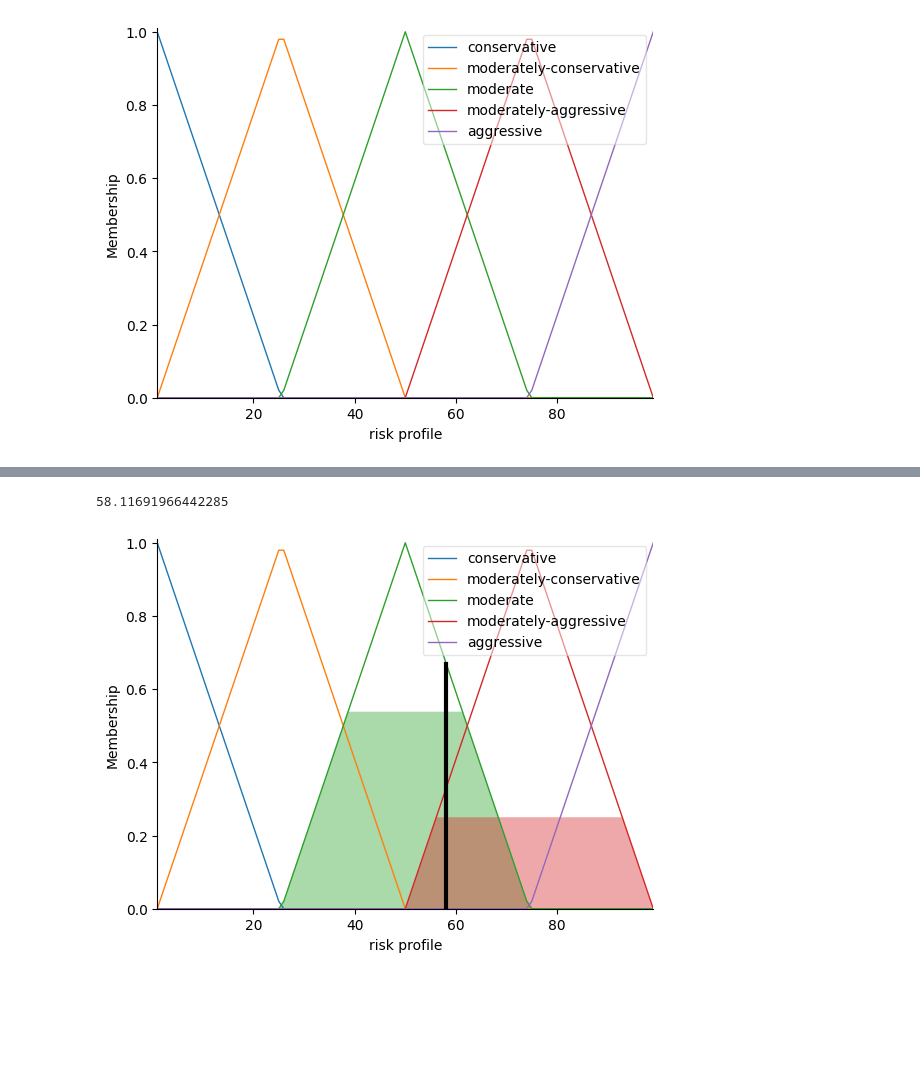
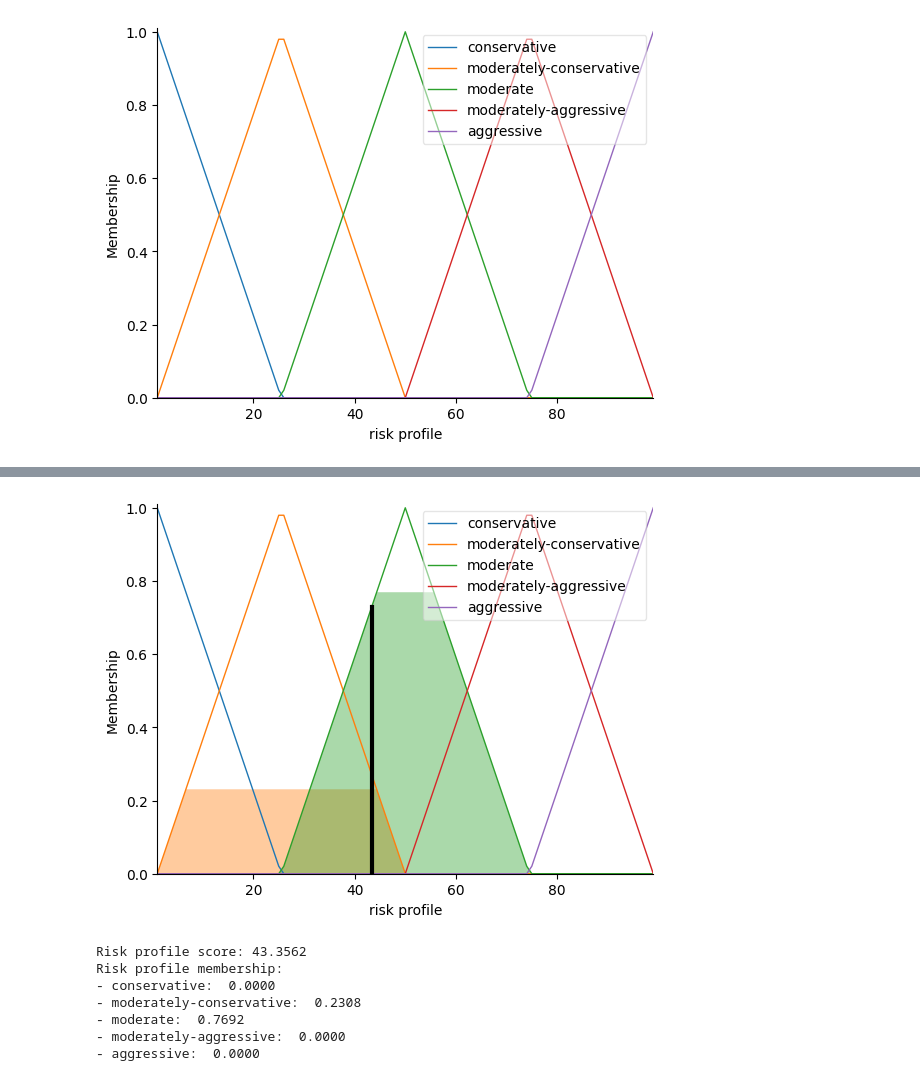
Before and after one commit to afedyanin/msu-fuzzy-demo, a Jupyter notebook: risk-profile.ipynb, the cells around one changed output, grey strips where cells are left out. Saved outputs shown, nothing was run; the diff lists cells and outputs as text; code cells hidden in the pictures; blank space fills up the shorter version.

```diff
--- a/risk-profile.ipynb
+++ b/risk-profile.ipynb
@@ -236,12 +280,27 @@ profiling = ctrl.ControlSystemSimulation(profile_ctrl)
 # %%
 # Ввод данных
-profiling.input['time horizon score'] = 6
-profiling.input['risk tolerance score'] = 23
+profiling = ctrl.ControlSystemSimulation(profile_ctrl)
+profiling.input['time horizon score'] = 5
+profiling.input['risk tolerance score'] = 18
+
+# Вычисление типа инвестиционного профиля
+profiling.compute()
+risk_profile.view(sim=profiling)
+# %% [output]
+[figure, added]
-# %%
-# Вычисление типа инвестиционного профиля
-profiling.compute()
-print(profiling.output['risk profile'])
-risk_profile.view(sim=profiling)
-# %% [output]
-58.11691966442285
-[figure, removed]
+# %%
+score = profiling.output["risk profile"]
+print(f'Risk profile score: {score:7.4f}', )
+
+print('Risk profile membership:')
+for term_key, term_val in risk_profile.terms.items():
+    value = term_val.membership_value[profiling]
+    print(f'- {term_key}: {value:7.4f} ')
+# %% [output]
+Risk profile score: 43.3562
+Risk profile membership:
+- conservative:  0.0000
+- moderately-conservative:  0.2308
+- moderate:  0.7692
+- moderately-aggressive:  0.0000
+- aggressive:  0.0000
```
Also changed, not shown: parts of 10 cells of this notebook, 11 other files.
